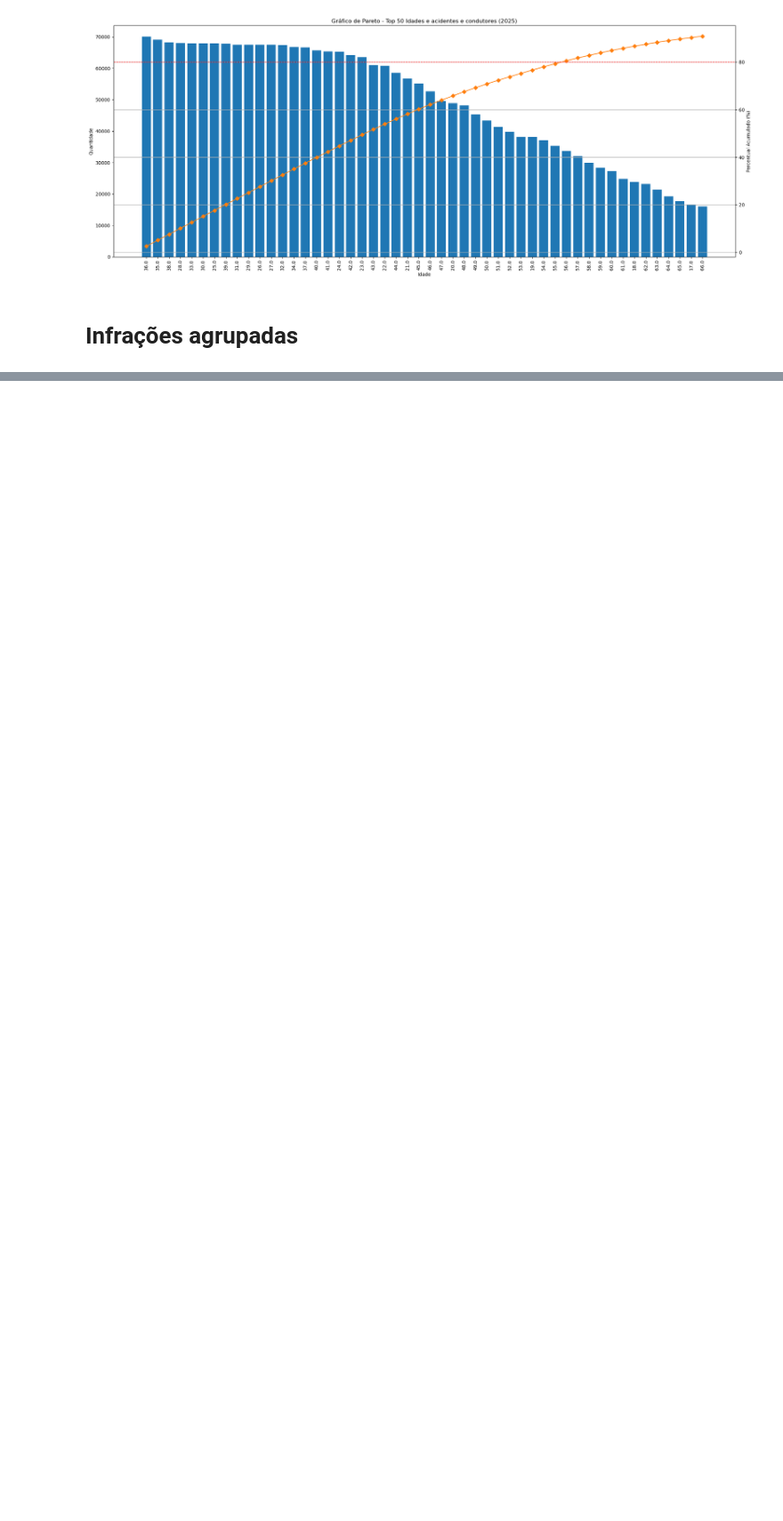
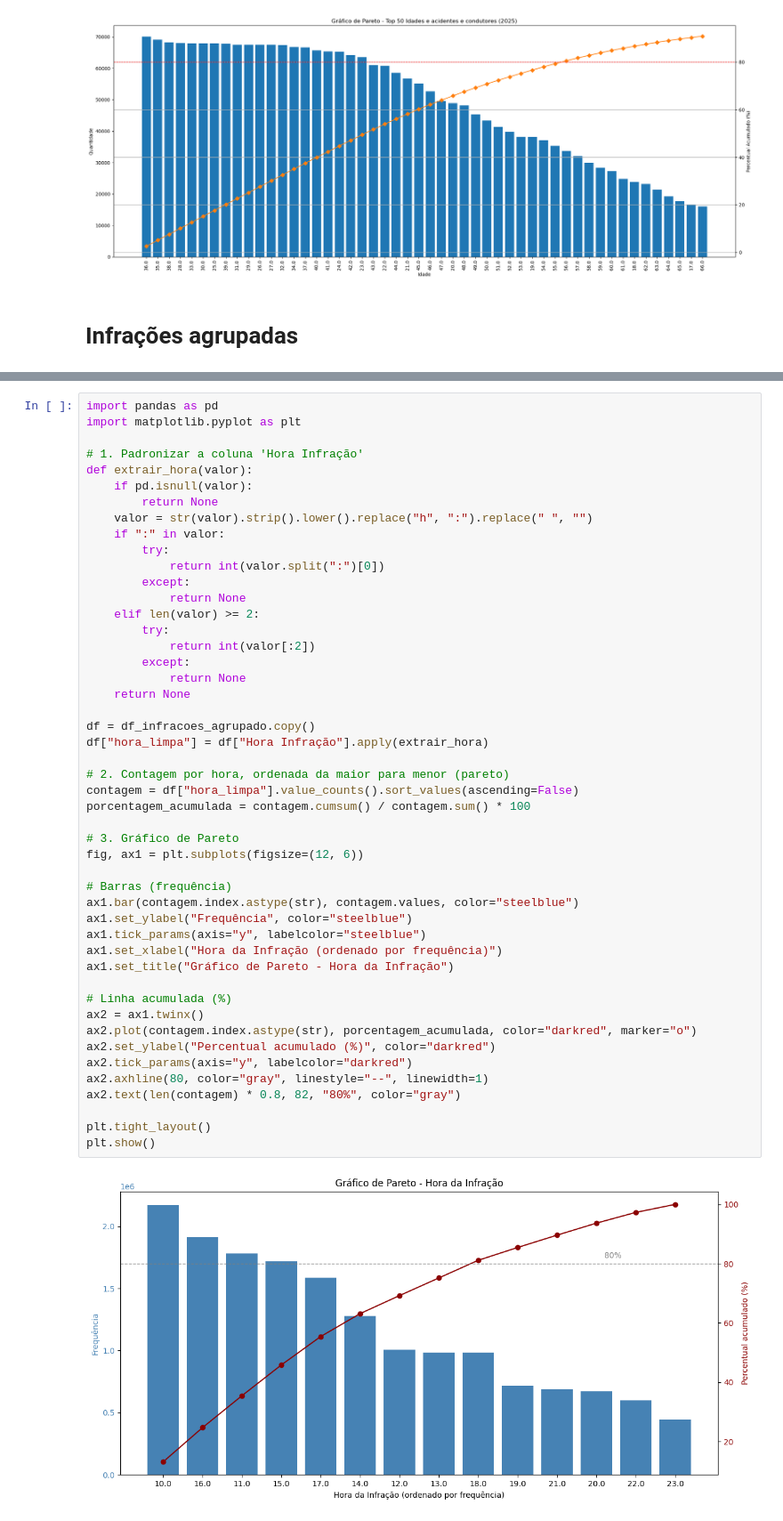
Before and after one commit to adrianop/dataScience, a Jupyter notebook: dados_agrupados.ipynb, the cells around one changed output, grey strips where cells are left out. Shown at 89% size. Drawn from its saved outputs; the diff is of its cells as text; blank space fills up the shorter version.

```diff
--- a/dados_agrupados.ipynb
+++ b/dados_agrupados.ipynb
@@ -208,0 +297,50 @@ MemoryError: Unable to allocate 1.72 GiB for an array with shape (5, 46057347) a
+# %%
+import pandas as pd
+import matplotlib.pyplot as plt
+
+# 1. Padronizar a coluna 'Hora Infração'
+def extrair_hora(valor):
+    if pd.isnull(valor):
+        return None
+    valor = str(valor).strip().lower().replace("h", ":").replace(" ", "")
+    if ":" in valor:
+        try:
+            return int(valor.split(":")[0])
+        except:
+            return None
+    elif len(valor) >= 2:
+        try:
+            return int(valor[:2])
+        except:
+            return None
+    return None
+
+df = df_infracoes_agrupado.copy()
+df["hora_limpa"] = df["Hora Infração"].apply(extrair_hora)
+
+# 2. Contagem por hora, ordenada da maior para menor (pareto)
+contagem = df["hora_limpa"].value_counts().sort_values(ascending=False)
+porcentagem_acumulada = contagem.cumsum() / contagem.sum() * 100
+
+# 3. Gráfico de Pareto
+fig, ax1 = plt.subplots(figsize=(12, 6))
+
+# Barras (frequência)
+ax1.bar(contagem.index.astype(str), contagem.values, color="steelblue")
+ax1.set_ylabel("Frequência", color="steelblue")
+ax1.tick_params(axis="y", labelcolor="steelblue")
+ax1.set_xlabel("Hora da Infração (ordenado por frequência)")
+ax1.set_title("Gráfico de Pareto - Hora da Infração")
+
+# Linha acumulada (%)
+ax2 = ax1.twinx()
+ax2.plot(contagem.index.astype(str), porcentagem_acumulada, color="darkred", marker="o")
+ax2.set_ylabel("Percentual acumulado (%)", color="darkred")
+ax2.tick_params(axis="y", labelcolor="darkred")
+ax2.axhline(80, color="gray", linestyle="--", linewidth=1)
+ax2.text(len(contagem) * 0.8, 82, "80%", color="gray")
+
+plt.tight_layout()
+plt.show()
+# %% [output]
+[figure, added]
```
Also changed, not shown: parts of 8 cells of this notebook, 1 other file.
